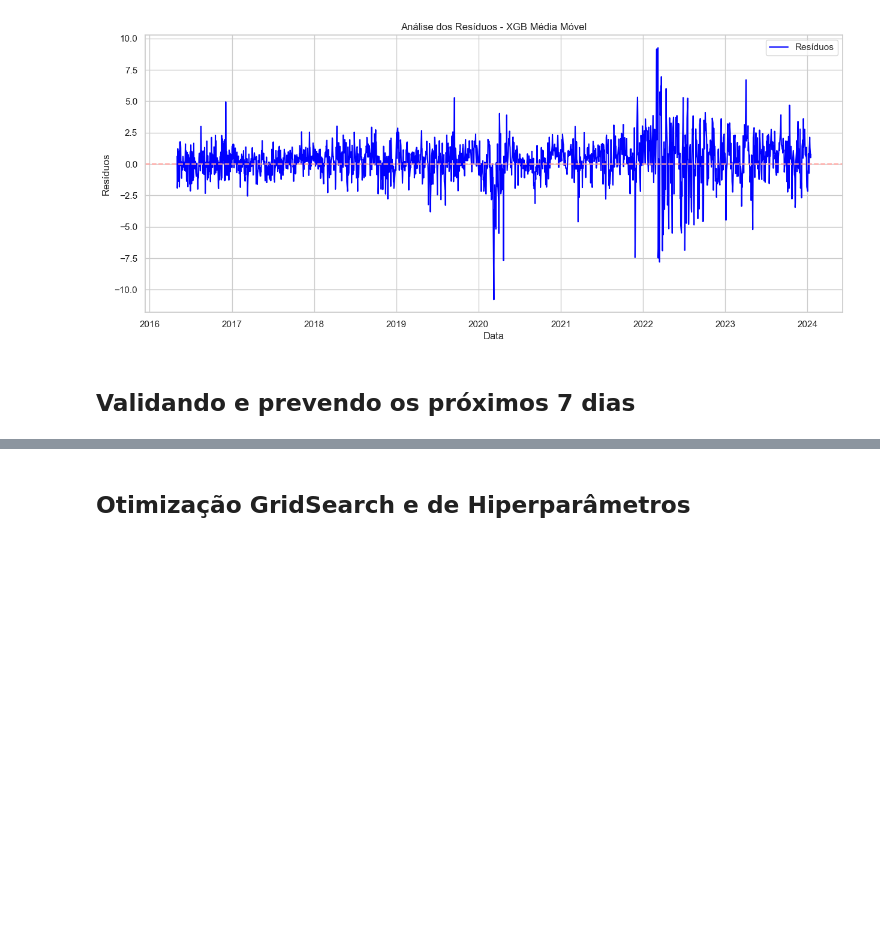
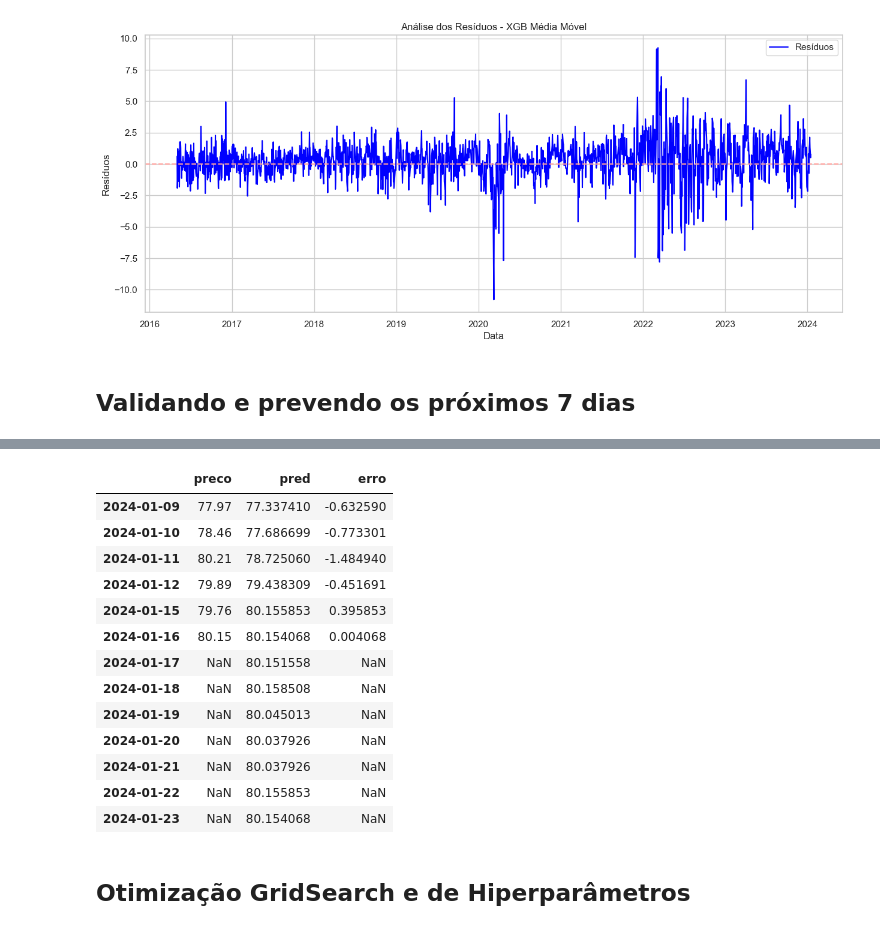
Before and after one commit to gabriel-rosa-tech/st-inp, a Jupyter notebook: TC com XGBoost - Novo.ipynb, the cells around one changed output, grey strips where cells are left out. Saved outputs shown, nothing was run; the diff lists cells and outputs as text; code cells hidden in the pictures; blank space fills up the shorter version.

```diff
--- a/TC com XGBoost - Novo.ipynb
+++ b/TC com XGBoost - Novo.ipynb
@@ -522,3 +534,22 @@ df_and_future = pd.concat([dados_xgb_valid, future_df])
+# %%
+dados_preditos = df_and_future_jan[["preco", "pred"]]
+dados_preditos["erro"] = df_and_future_jan['pred'] - df_and_future_jan['preco']
+dados_preditos
+# %% [output]
+|  | preco | pred | erro |
+| 2024-01-09 | 77.97 | 77.337410 | -0.632590 |
+| 2024-01-10 | 78.46 | 77.686699 | -0.773301 |
+| 2024-01-11 | 80.21 | 78.725060 | -1.484940 |
+| 2024-01-12 | 79.89 | 79.438309 | -0.451691 |
+| 2024-01-15 | 79.76 | 80.155853 | 0.395853 |
+| 2024-01-16 | 80.15 | 80.154068 | 0.004068 |
+| 2024-01-17 | NaN | 80.151558 | NaN |
+| 2024-01-18 | NaN | 80.158508 | NaN |
+| 2024-01-19 | NaN | 80.045013 | NaN |
+| 2024-01-20 | NaN | 80.037926 | NaN |
+| 2024-01-21 | NaN | 80.037926 | NaN |
+| 2024-01-22 | NaN | 80.155853 | NaN |
+| 2024-01-23 | NaN | 80.154068 | NaN |
 # %% [markdown]
 ## Otimização GridSearch e de Hiperparâmetros
 # %%
```
Also changed, not shown: parts of 10 cells of this notebook.
